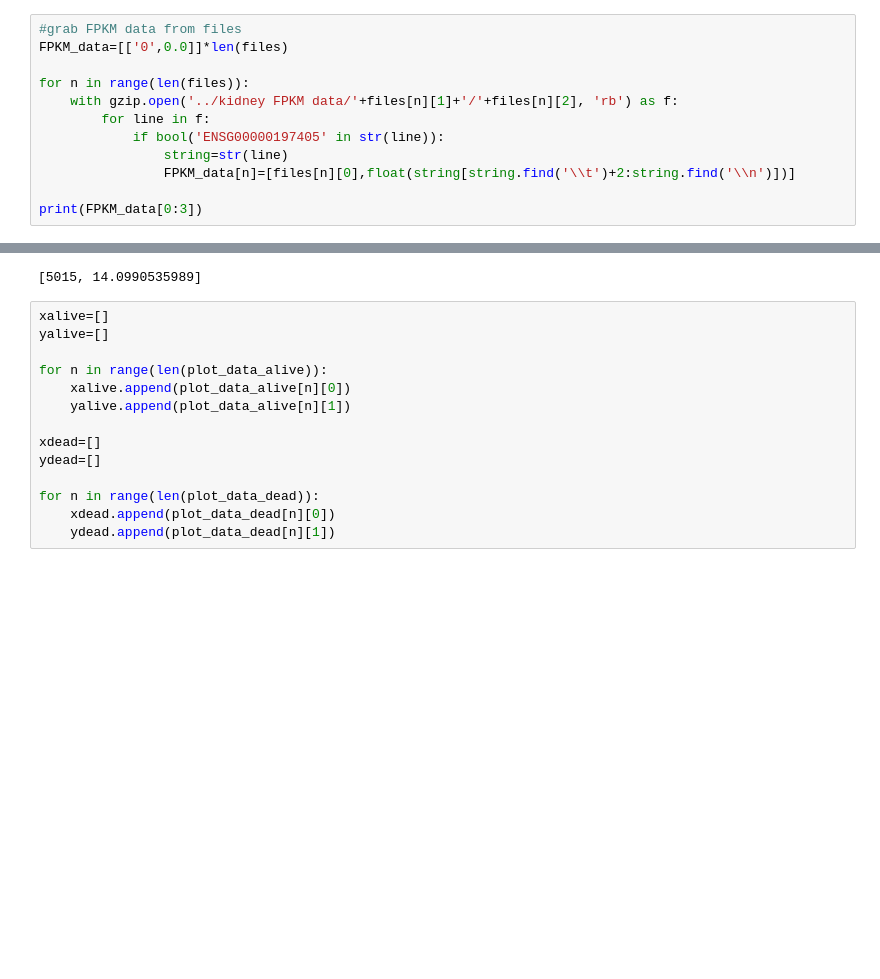
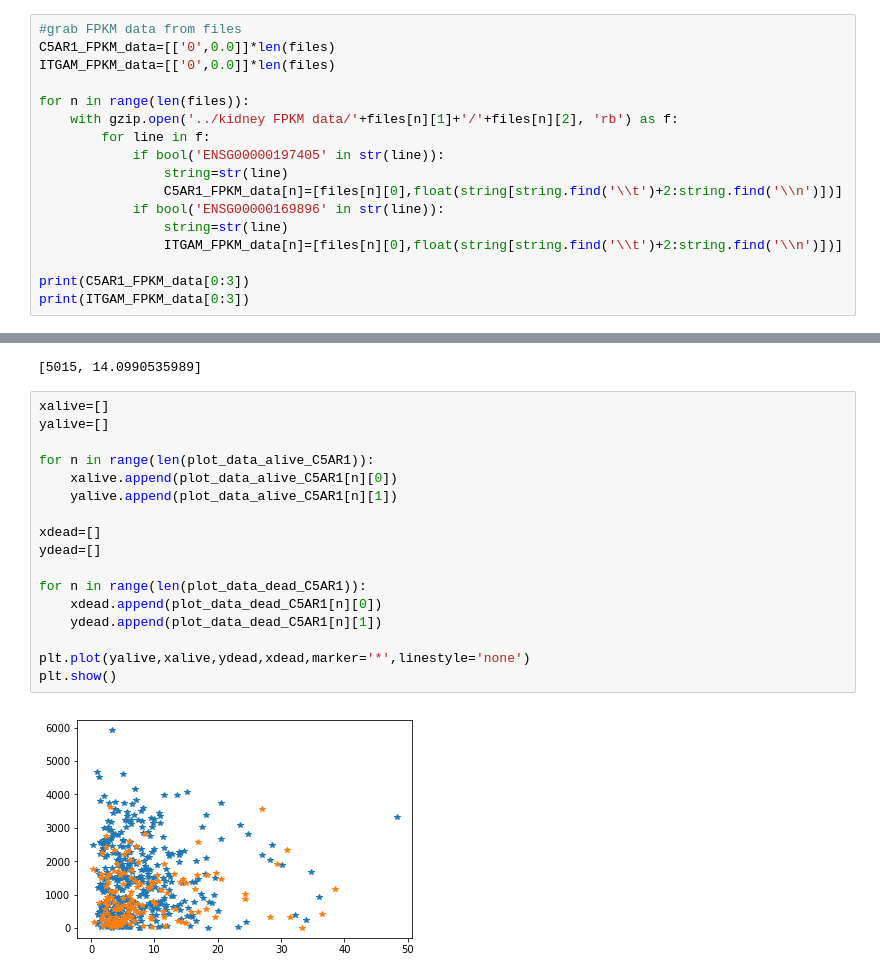
Before and after one commit to ldi00a/capstone18, a Jupyter notebook: Kidney analysis.ipynb, the cells around one changed output, grey strips where cells are left out. Saved outputs shown, nothing was run; the diff lists cells and outputs as text; blank space fills up the shorter version.

```diff
--- a/Kidney analysis.ipynb
+++ b/Kidney analysis.ipynb
@@ -108,15 +90,20 @@ pprint(files[0:3])
   '6073b31e-7ce7-423e-a9b2-a85e3e9bc62e.FPKM.txt.gz']]
 # %%
 #grab FPKM data from files
-FPKM_data=[['0',0.0]]*len(files)
+C5AR1_FPKM_data=[['0',0.0]]*len(files)
+ITGAM_FPKM_data=[['0',0.0]]*len(files)
 
 for n in range(len(files)):
     with gzip.open('../kidney FPKM data/'+files[n][1]+'/'+files[n][2], 'rb') as f:
         for line in f:
             if bool('ENSG00000197405' in str(line)):
                 string=str(line)
-                FPKM_data[n]=[files[n][0],float(string[string.find('\\t')+2:string.find('\\n')])]
+                C5AR1_FPKM_data[n]=[files[n][0],float(string[string.find('\\t')+2:string.find('\\n')])]
+            if bool('ENSG00000169896' in str(line)):
+                string=str(line)
+                ITGAM_FPKM_data[n]=[files[n][0],float(string[string.find('\\t')+2:string.find('\\n')])]
 
-print(FPKM_data[0:3])
+print(C5AR1_FPKM_data[0:3])
+print(ITGAM_FPKM_data[0:3])
 # %% [output]
 [['88c91a7b-5c41-4361-85d0-da759ab94204', 2.32644413397], ['74749fe8-f5d0-4d0d-8c7a-e56eba6503b3', 10.5055625199], ['88e7ce26-5b3f-4e4e-89b7-f706063fc467', 6.50240338402]]
@@ -265,14 +261,19 @@ plot_data_alive[2]
 # %%
 xalive=[]
 yalive=[]
 
-for n in range(len(plot_data_alive)):
-    xalive.append(plot_data_alive[n][0])
-    yalive.append(plot_data_alive[n][1])
+for n in range(len(plot_data_alive_C5AR1)):
+    xalive.append(plot_data_alive_C5AR1[n][0])
+    yalive.append(plot_data_alive_C5AR1[n][1])
 
 xdead=[]
 ydead=[]
 
-for n in range(len(plot_data_dead)):
-    xdead.append(plot_data_dead[n][0])
-    ydead.append(plot_data_dead[n][1])
+for n in range(len(plot_data_dead_C5AR1)):
+    xdead.append(plot_data_dead_C5AR1[n][0])
+    ydead.append(plot_data_dead_C5AR1[n][1])
+
+plt.plot(yalive,xalive,ydead,xdead,marker='*',linestyle='none')
+plt.show()
+# %% [output]
+[figure, added]
```
Also changed, not shown: parts of 15 cells of this notebook.
